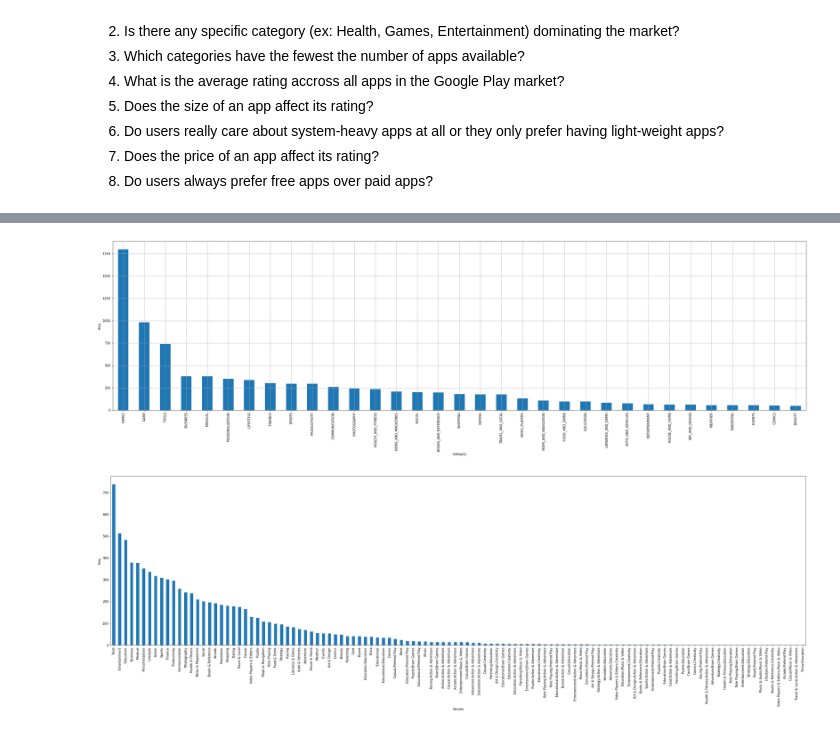
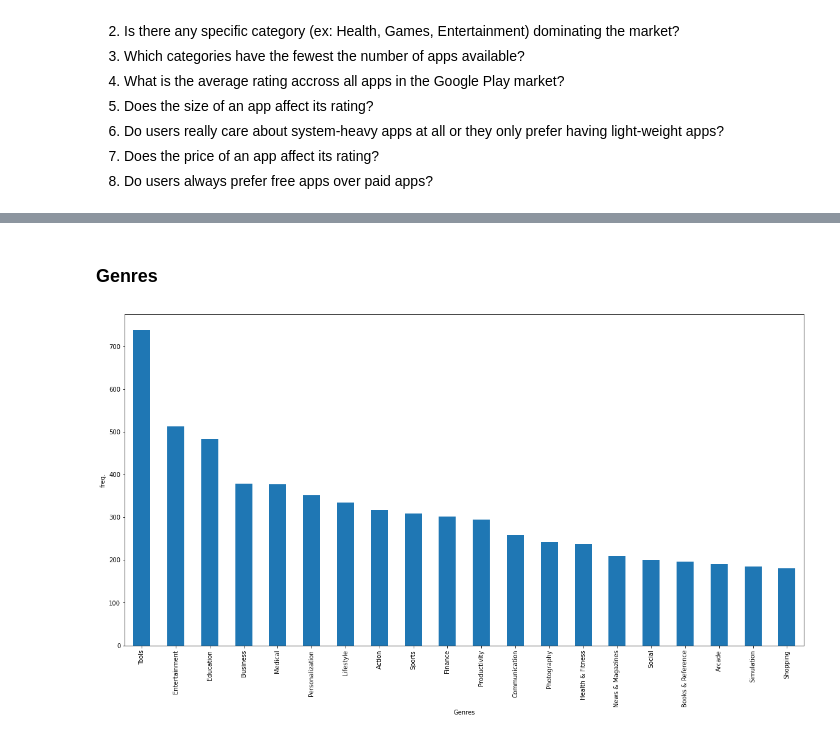
Before and after one commit to jiawei-li89/Project, a Jupyter notebook: Week5-6_Google_Player_Store.ipynb, the cells around one changed output, grey strips where cells are left out. Cells and saved outputs as stored; diff of their text form; code cells hidden in the pictures.

```diff
--- a/Week5-6_Google_Player_Store.ipynb
+++ b/Week5-6_Google_Player_Store.ipynb
@@ -343,0 +329,3 @@ Name: Price, Length: 87, dtype: int64
+# %%
+playstore['Price'].value_counts()
+playstore['Price']=playstore.Price.str.lstrip('$').astype(float)
@@ -386,17 +424,10 @@ sns.barplot(top_categories.index, top_categories)
+# %% [markdown]
+### Genres
 # %%
-plt.figure(figsize=(40,10))
-playstore['Category'].value_counts().plot(kind='bar')
-plt.xlabel('Category')
+plt.figure(figsize=(20,10))
+playstore['Genres'].value_counts().head(20).plot(kind='bar')
+plt.xlabel('Genres')
 plt.ylabel('freq.')
-plt.grid()
 plt.show()
 # %% [output]
-[figure, old version]
+[figure, new version]
-# %%
-plt.figure(figsize=(40,10))
-playstore['Genres'].value_counts().plot(kind='bar')
-plt.xlabel('Genres')
-plt.ylabel('freq.')
-plt.show()
-# %% [output]
-[figure, removed]
```
Also changed, not shown: parts of 29 cells of this notebook.
